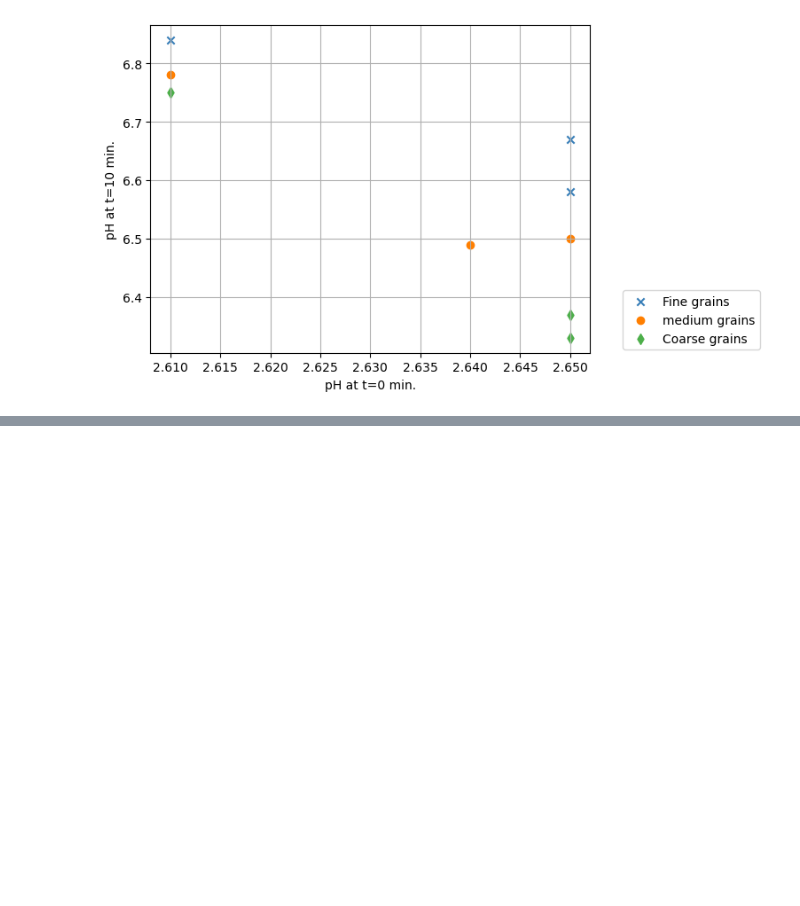
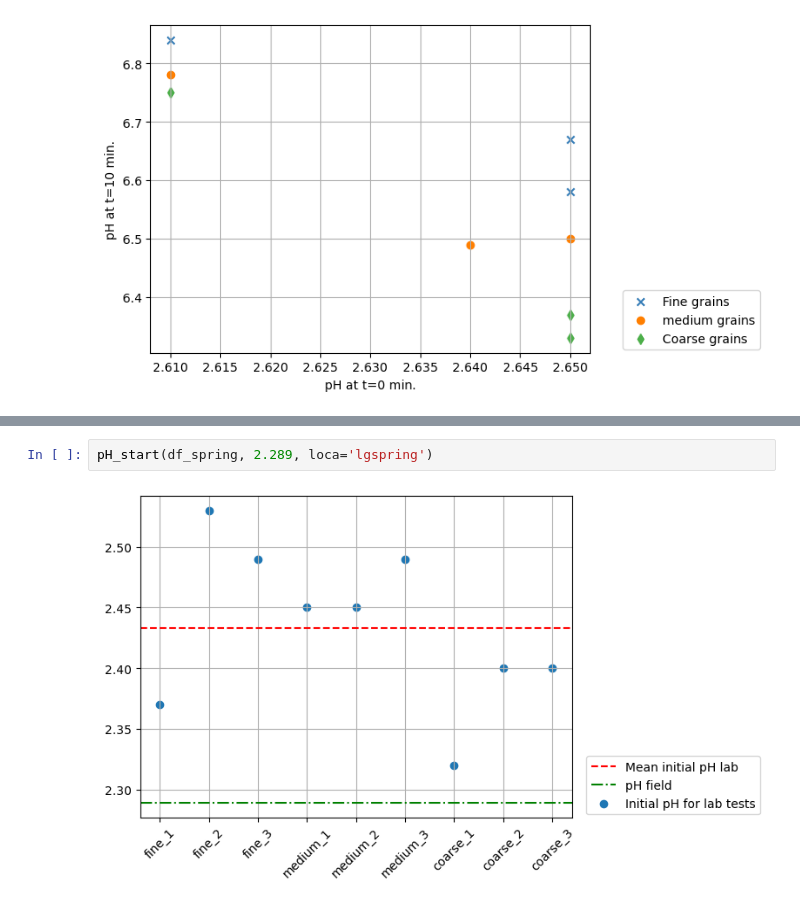
Before and after one commit to Fie02/B_Module_Fieldwork, a Jupyter notebook: pH_visuals_3.ipynb, the cells around one changed output, grey strips where cells are left out. Saved outputs shown, nothing was run; the diff lists cells and outputs as text; blank space fills up the shorter version.

```diff
--- a/pH_visuals_3.ipynb
+++ b/pH_visuals_3.ipynb
@@ -59,0 +77,4 @@ plot_pH(df_S4, loca='S4')
+# %%
+pH_start(df_spring, 2.289, loca='lgspring')
+# %% [output]
+[figure, added]
```
Also changed, not shown: parts of 4 cells of this notebook, 6 other files.
